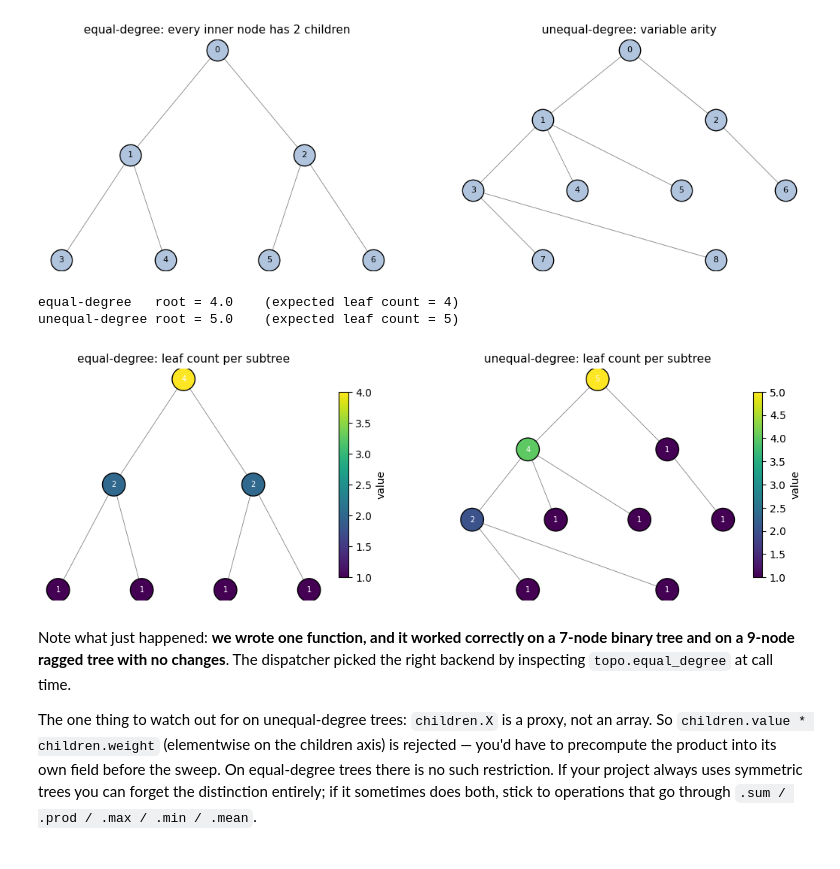
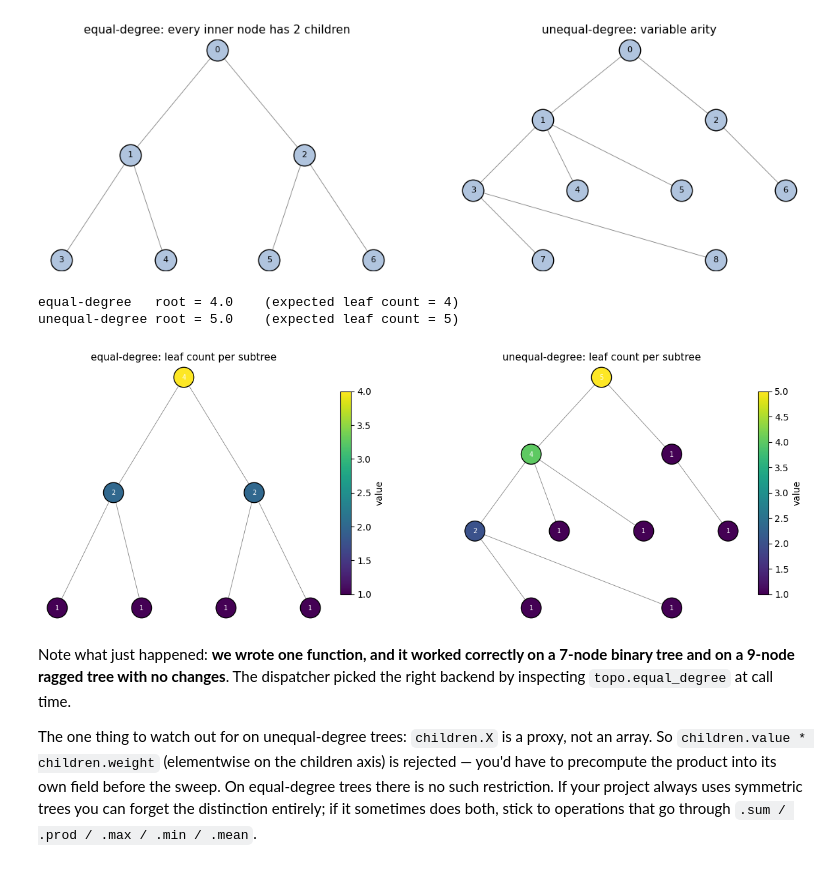
Before and after one commit to ComputationalEvolutionaryMorphometry/hyperiax, a Jupyter notebook: docs/source/notebooks/02_writing_sweeps.ipynb, the cells around one changed output. Drawn from its saved outputs; the diff is of its cells as text; code cells hidden in the pictures.

```diff
--- a/docs/source/notebooks/02_writing_sweeps.ipynb
+++ b/docs/source/notebooks/02_writing_sweeps.ipynb
@@ -23,7 +23,7 @@ def plot_tree(topo, values=None, ax=None, title=None, cmap='viridis',
               vmin=None, vmax=None, label_format=None):
     """Layered top-down layout. (Same helper as 01_quickstart.ipynb, with optional value labels.)"""
     if ax is None:
-        _, ax = plt.subplots(figsize=(7, 4))
+        _, ax = plt.subplots(figsize=(8, 5))
     pos = np.zeros((topo.size, 2))
     for d in range(topo.depth + 1):
         lo, hi = int(topo.level_starts[d]), int(topo.level_starts[d + 1])
@@ -139,8 +139,8 @@ Hyperiax has two dispatch backends:
 
 **The crucial property: identical user code works on both** — as long as the only operations on the children axis are the supported reductions.
 # %%
-# Equal-degree: height-2 binary tree, every inner node has 2 children.
-topo_eq = hx.symmetric_topology(height=2, degree=2)
+# Equal-degree: depth-2 binary tree, every inner node has 2 children.
+topo_eq = hx.symmetric_topology(depth=2, degree=2)
 
 # Unequal-degree: ragged tree (root has 2 children; node 1 has 3; node 2 has 1; node 3 has 2).
 topo_uneq = hx.from_parents([0, 0, 0, 1, 1, 1, 2, 3, 3])
@@ -163,32 +163,32 @@ unequal-degree topology:
 # %%
 # Same up-sweep, run on both topologies.
 @hx.up(reads_children=('value',), writes=('value',))
 def sum_subtree(node, children, params):
     return {'value': children.value.sum(0)}
 
 # Seed each tree's leaves with 1.0, so summing yields the leaf count.
 tree_eq = hx.Tree.empty(topo_eq, {'value': ()})
-tree_eq = tree_eq.set_at(topo_eq.is_leaf, value=jnp.ones(int(topo_eq.is_leaf.sum())))
+tree_eq = tree_eq.at[topo_eq.is_leaf].set(value=jnp.ones(int(topo_eq.is_leaf.sum())))
 
 tree_uneq = hx.Tree.empty(topo_uneq, {'value': ()})
-tree_uneq = tree_uneq.set_at(topo_uneq.is_leaf, value=jnp.ones(int(topo_uneq.is_leaf.sum())))
+tree_uneq = tree_uneq.at[topo_uneq.is_leaf].set(value=jnp.ones(int(topo_uneq.is_leaf.sum())))
 
 out_eq   = sum_subtree(tree_eq)
 out_uneq = sum_subtree(tree_uneq)
 
 print(f'equal-degree   root = {float(out_eq.value[0])}    (expected leaf count = {int(topo_eq.is_leaf.sum())})')
 print(f'unequal-degree root = {float(out_uneq.value[0])}    (expected leaf count = {int(topo_uneq.is_leaf.sum())})')
 
-fig, axes = plt.subplots(1, 2, figsize=(13, 4))
+fig, axes = plt.subplots(1, 2, figsize=(15, 5))
 plot_tree(topo_eq, out_eq.value, ax=axes[0],
           title='equal-degree: leaf count per subtree')
 plot_tree(topo_uneq, out_uneq.value, ax=axes[1],
           title='unequal-degree: leaf count per subtree')
 plt.show()
 # %% [output]
 equal-degree   root = 4.0    (expected leaf count = 4)
 unequal-degree root = 5.0    (expected leaf count = 5)
-[figure, old version]
+[figure, new version]
 # %% [markdown]
 Note what just happened: **we wrote one function, and it worked correctly on a 7-node binary tree and on a 9-node ragged tree with no changes**. The dispatcher picked the right backend by inspecting `topo.equal_degree` at call time.
 
```
Also changed, not shown: parts of 6 cells of this notebook, 39 other files.
